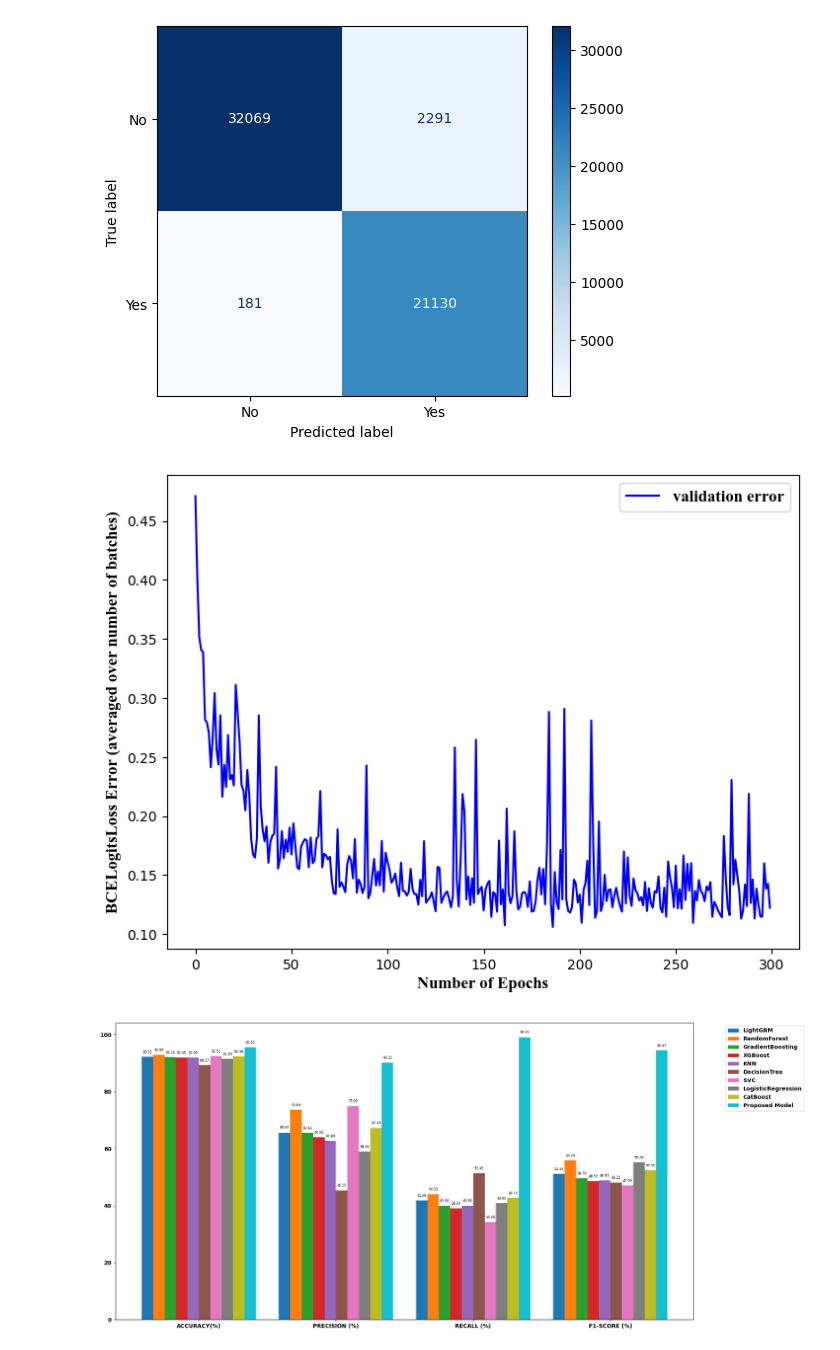
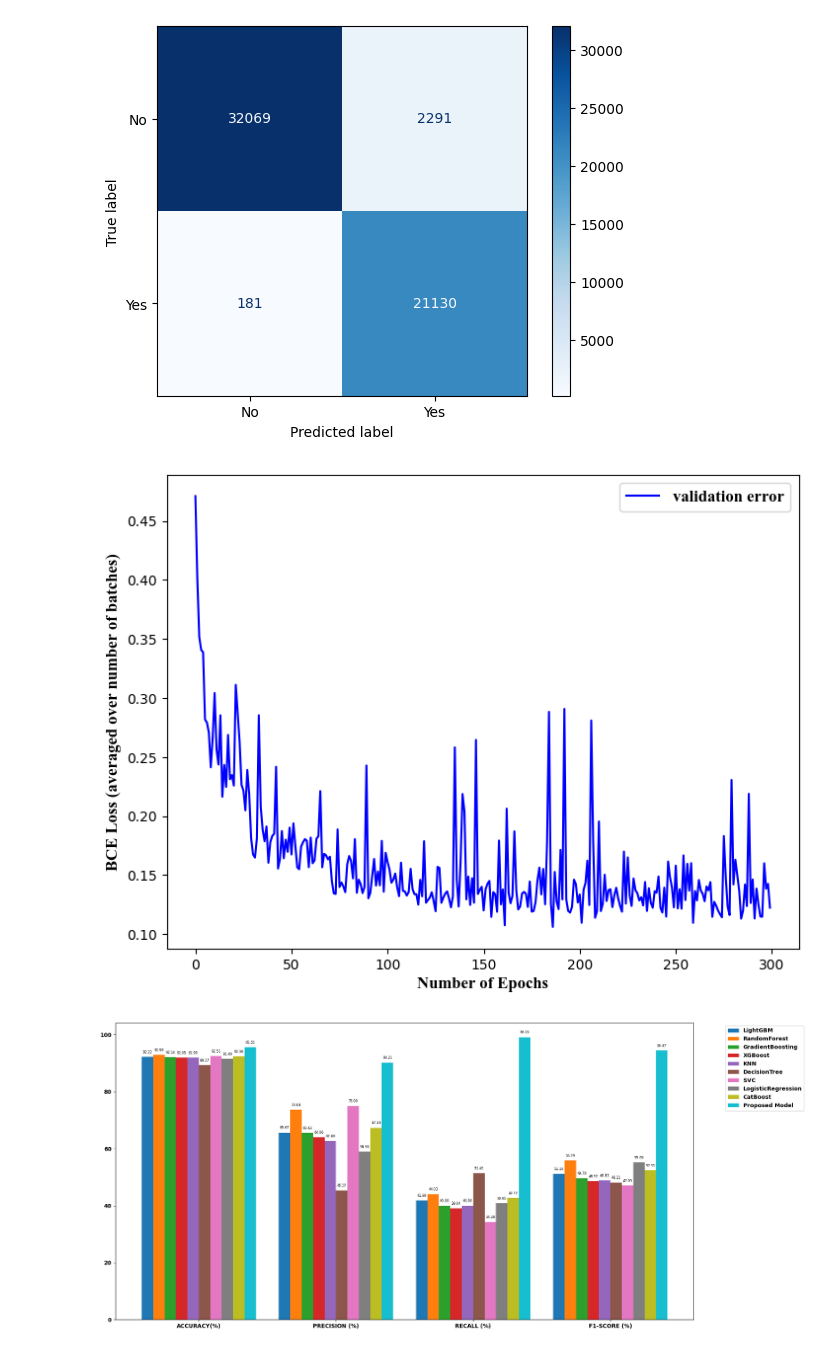
Before and after one commit to Suchit027/Healthcare-Provider-Fraud-Detection-Analysis, a Jupyter notebook: Exploratory data analysis/model1.ipynb, the cells around one changed output. Cells and saved outputs as stored; diff of their text form; code cells hidden in the pictures.

Commit message:
correction of graphs labels

```diff
--- a/Exploratory data analysis/model1.ipynb
+++ b/Exploratory data analysis/model1.ipynb
@@ -180,31 +168,31 @@ plt.show()
 # %%
 from matplotlib import pyplot as plt
 import pandas as pd
 
 # Load loss data
 loss_list_train = pd.read_csv("train_loss_relu1.csv").values.flatten().tolist()[: 300]
 loss_list_test = pd.read_csv("test_loss_relu1.csv").values.flatten().tolist()[: 300]
 
 # Create figure
 fig = plt.figure()
 ax = fig.add_axes([0, 0, 1, 1])
 
 # Plotting
 # plt.plot(range(len(loss_list_train)), loss_list_train, color='red', label='training error')
 plt.plot(range(len(loss_list_test)), loss_list_test, color='blue', label='validation error')
 
 # Label styling
 font = {'family': 'Times New Roman', 'weight': 'bold', 'size': 12}
 plt.xlabel('Number of Epochs', fontdict=font)
-plt.ylabel('BCELogitsLoss Error (averaged over number of batches)', fontdict=font)
+plt.ylabel('BCE Loss (averaged over number of batches)', fontdict=font)
 
 # Legend styling
 plt.legend(prop={'family': 'Times New Roman', 'weight': 'bold', 'size': 12})
 
 # Show plot
 plt.show()
 # %% [output]
-[figure, old version]
+[figure, new version]
 # %%
 torch.save(model.state_dict(), 'relumodel1.pt')
 # %%
```
Also changed, not shown: parts of 1 cell of this notebook.
